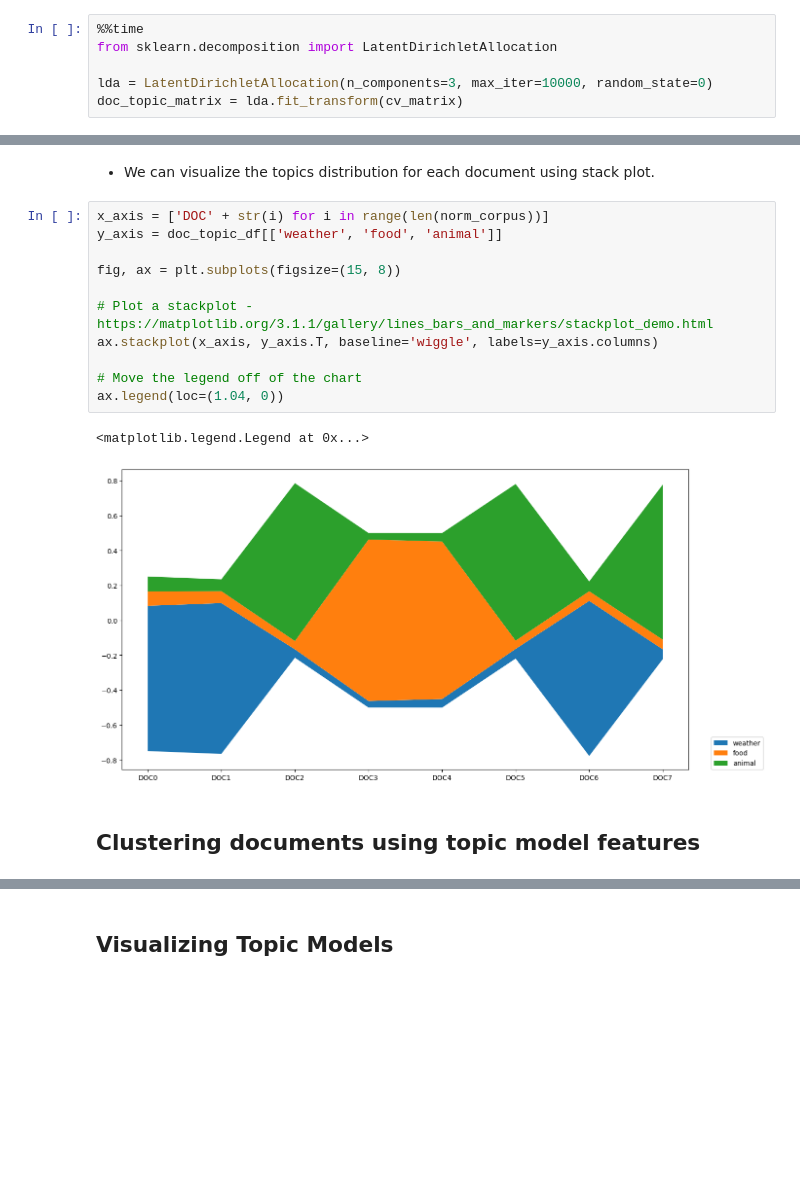
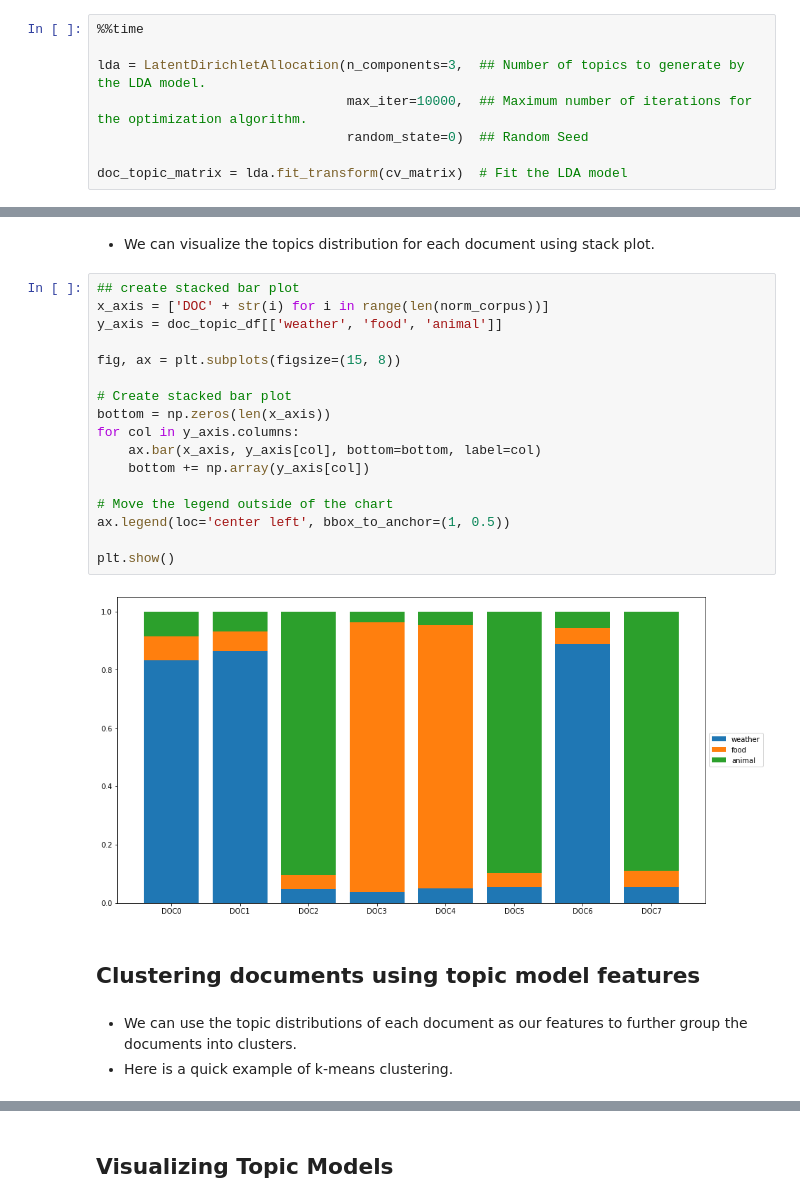
Before and after one commit to alvinntnu/NTNU_ENC2045_LECTURES, a Jupyter notebook: _build/jupyter_execute/nlp/topic-modeling-naive.ipynb, the cells around one changed output, grey strips where cells are left out. Drawn from its saved outputs; the diff is of its cells as text; blank space fills up the shorter version.

```diff
--- a/_build/jupyter_execute/nlp/topic-modeling-naive.ipynb
+++ b/_build/jupyter_execute/nlp/topic-modeling-naive.ipynb
@@ -196,7 +205,9 @@ pd.DataFrame(cv_matrix, columns=vocab)
 # %%
 %%time
-from sklearn.decomposition import LatentDirichletAllocation
 
-lda = LatentDirichletAllocation(n_components=3, max_iter=10000, random_state=0)
-doc_topic_matrix = lda.fit_transform(cv_matrix)
+lda = LatentDirichletAllocation(n_components=3,  ## Number of topics to generate by the LDA model.
+                                max_iter=10000,  ## Maximum number of iterations for the optimization algorithm.
+                                random_state=0)  ## Random Seed
+
+doc_topic_matrix = lda.fit_transform(cv_matrix)  # Fit the LDA model
 # %% [output]
@@ -361,19 +400,27 @@ doc_topic_df
 # %% [markdown]
 - We can visualize the topics distribution for each document using stack plot.
 # %%
+## create stacked bar plot
 x_axis = ['DOC' + str(i) for i in range(len(norm_corpus))]
 y_axis = doc_topic_df[['weather', 'food', 'animal']]
 
 fig, ax = plt.subplots(figsize=(15, 8))
 
-# Plot a stackplot - https://matplotlib.org/3.1.1/gallery/lines_bars_and_markers/stackplot_demo.html
-ax.stackplot(x_axis, y_axis.T, baseline='wiggle', labels=y_axis.columns)
+# Create stacked bar plot
+bottom = np.zeros(len(x_axis))
+for col in y_axis.columns:
+    ax.bar(x_axis, y_axis[col], bottom=bottom, label=col)
+    bottom += np.array(y_axis[col])
 
-# Move the legend off of the chart
-ax.legend(loc=(1.04, 0))
+# Move the legend outside of the chart
+ax.legend(loc='center left', bbox_to_anchor=(1, 0.5))
+
+plt.show()
 # %% [output]
-<matplotlib.legend.Legend at 0x...>
-[figure, old version]
+[figure, new version]
 # %% [markdown]
 ## Clustering documents using topic model features
+# %% [markdown]
+- We can use the topic distributions of each document as our features to further group the documents into clusters.
+- Here is a quick example of k-means clustering.
 # %%
```
Also changed, not shown: parts of 46 cells of this notebook, 8 other files.
